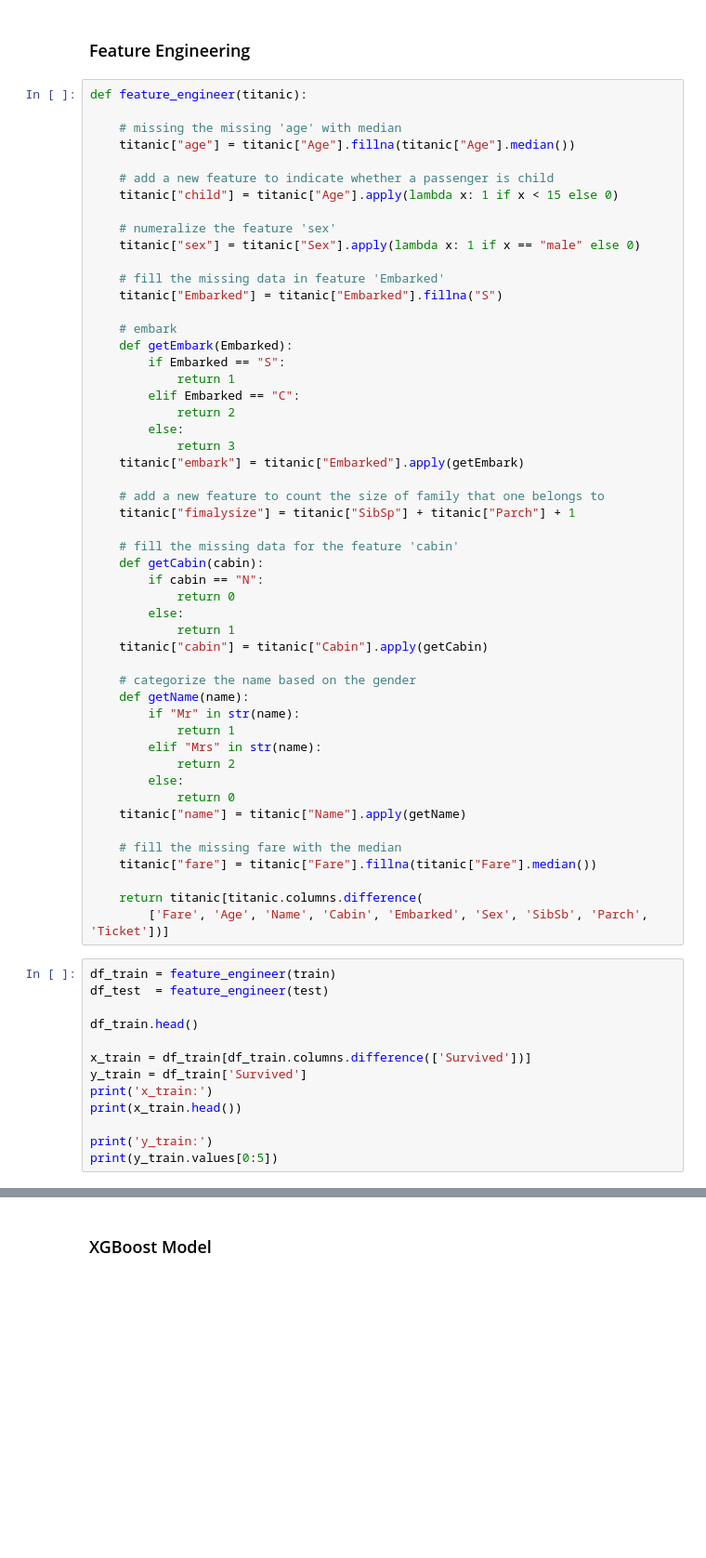
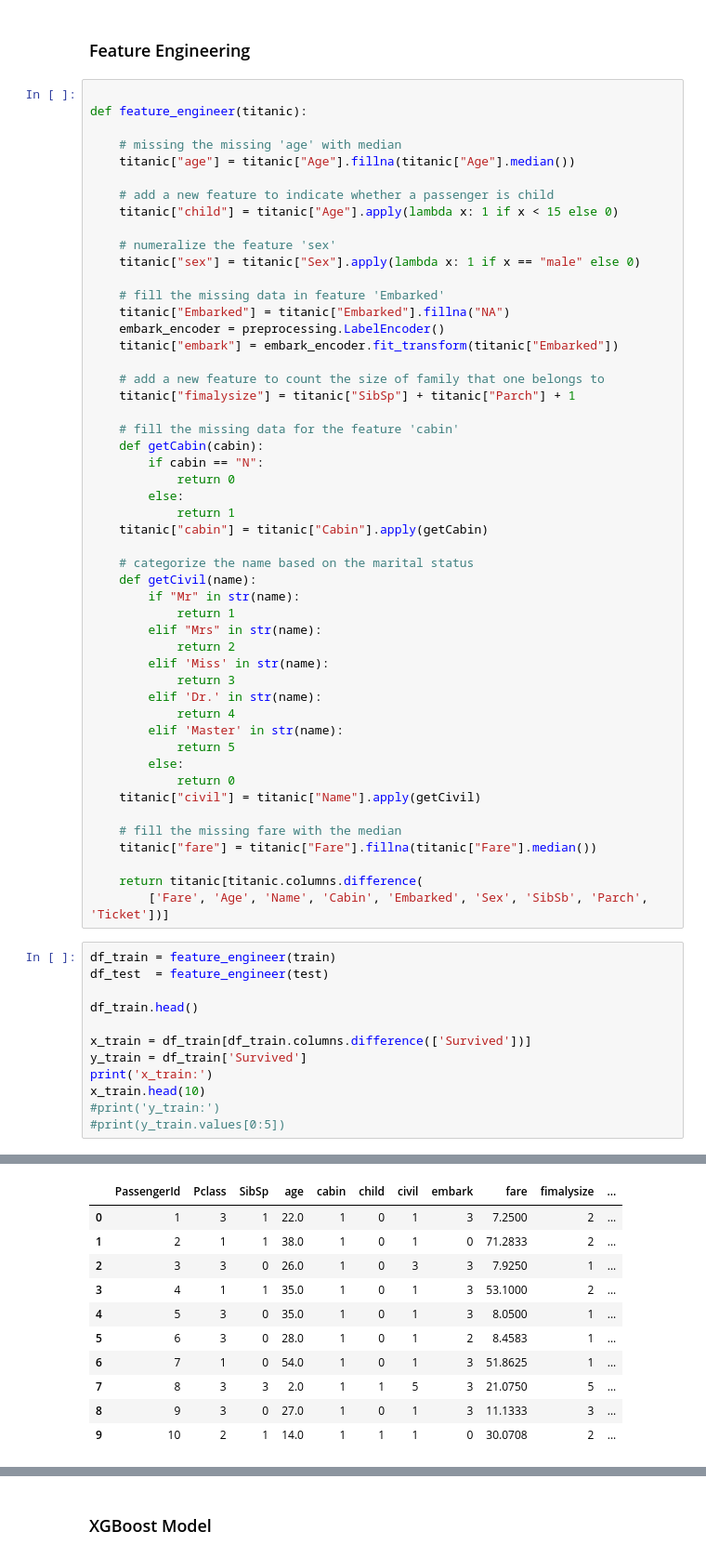
Before and after one commit to liaison/python, a Jupyter notebook: xgboost.ipynb, the cells around one changed output, grey strips where cells are left out. Shown at 93% size. Drawn from its saved outputs; the diff is of its cells as text; blank space fills up the shorter version.

```diff
--- a/xgboost.ipynb
+++ b/xgboost.ipynb
@@ -56,6 +65,7 @@ sample_submission.head()
 # %% [markdown]
 ### Feature Engineering
 # %%
+
 def feature_engineer(titanic):
 
     # missing the missing 'age' with median
@@ -68,17 +78,9 @@ def feature_engineer(titanic):
     titanic["sex"] = titanic["Sex"].apply(lambda x: 1 if x == "male" else 0)
 
     # fill the missing data in feature 'Embarked'
-    titanic["Embarked"] = titanic["Embarked"].fillna("S")
-
-    # embark
-    def getEmbark(Embarked):
-        if Embarked == "S":
-            return 1
-        elif Embarked == "C":
-            return 2
-        else:
-            return 3
-    titanic["embark"] = titanic["Embarked"].apply(getEmbark)
+    titanic["Embarked"] = titanic["Embarked"].fillna("NA")
+    embark_encoder = preprocessing.LabelEncoder()
+    titanic["embark"] = embark_encoder.fit_transform(titanic["Embarked"])
 
     # add a new feature to count the size of family that one belongs to
     titanic["fimalysize"] = titanic["SibSp"] + titanic["Parch"] + 1
@@ -91,15 +93,21 @@ def feature_engineer(titanic):
             return 1
     titanic["cabin"] = titanic["Cabin"].apply(getCabin)
 
-    # categorize the name based on the gender
-    def getName(name):
+    # categorize the name based on the marital status
+    def getCivil(name):
         if "Mr" in str(name):
             return 1
         elif "Mrs" in str(name):
             return 2
+        elif 'Miss' in str(name):
+            return 3
+        elif 'Dr.' in str(name):
+            return 4
+        elif 'Master' in str(name):
+            return 5
         else:
             return 0
-    titanic["name"] = titanic["Name"].apply(getName)
+    titanic["civil"] = titanic["Name"].apply(getCivil)
 
     # fill the missing fare with the median
     titanic["fare"] = titanic["Fare"].fillna(titanic["Fare"].median())
@@ -115,9 +123,8 @@ df_train.head()
 x_train = df_train[df_train.columns.difference(['Survived'])]
 y_train = df_train['Survived']
 print('x_train:')
-print(x_train.head())
-
-print('y_train:')
-print(y_train.values[0:5])
+x_train.head(10)
+#print('y_train:')
+#print(y_train.values[0:5])
 # %% [output]
 x_train:
@@ -138,0 +131,11 @@ y_train:
+|  | PassengerId | Pclass | SibSp | age | cabin | child | civil | embark | fare | fimalysize | ... |
+| 0 | 1 | 3 | 1 | 22.0 | 1 | 0 | 1 | 3 | 7.2500 | 2 | ... |
+| 1 | 2 | 1 | 1 | 38.0 | 1 | 0 | 1 | 0 | 71.2833 | 2 | ... |
+| 2 | 3 | 3 | 0 | 26.0 | 1 | 0 | 3 | 3 | 7.9250 | 1 | ... |
+| 3 | 4 | 1 | 1 | 35.0 | 1 | 0 | 1 | 3 | 53.1000 | 2 | ... |
+| 4 | 5 | 3 | 0 | 35.0 | 1 | 0 | 1 | 3 | 8.0500 | 1 | ... |
+| 5 | 6 | 3 | 0 | 28.0 | 1 | 0 | 1 | 2 | 8.4583 | 1 | ... |
+| 6 | 7 | 1 | 0 | 54.0 | 1 | 0 | 1 | 3 | 51.8625 | 1 | ... |
+| 7 | 8 | 3 | 3 | 2.0 | 1 | 1 | 5 | 3 | 21.0750 | 5 | ... |
+| 8 | 9 | 3 | 0 | 27.0 | 1 | 0 | 1 | 3 | 11.1333 | 3 | ... |
+| 9 | 10 | 2 | 1 | 14.0 | 1 | 1 | 1 | 0 | 30.0708 | 2 | ... |
```
Also changed, not shown: parts of 14 cells of this notebook.
